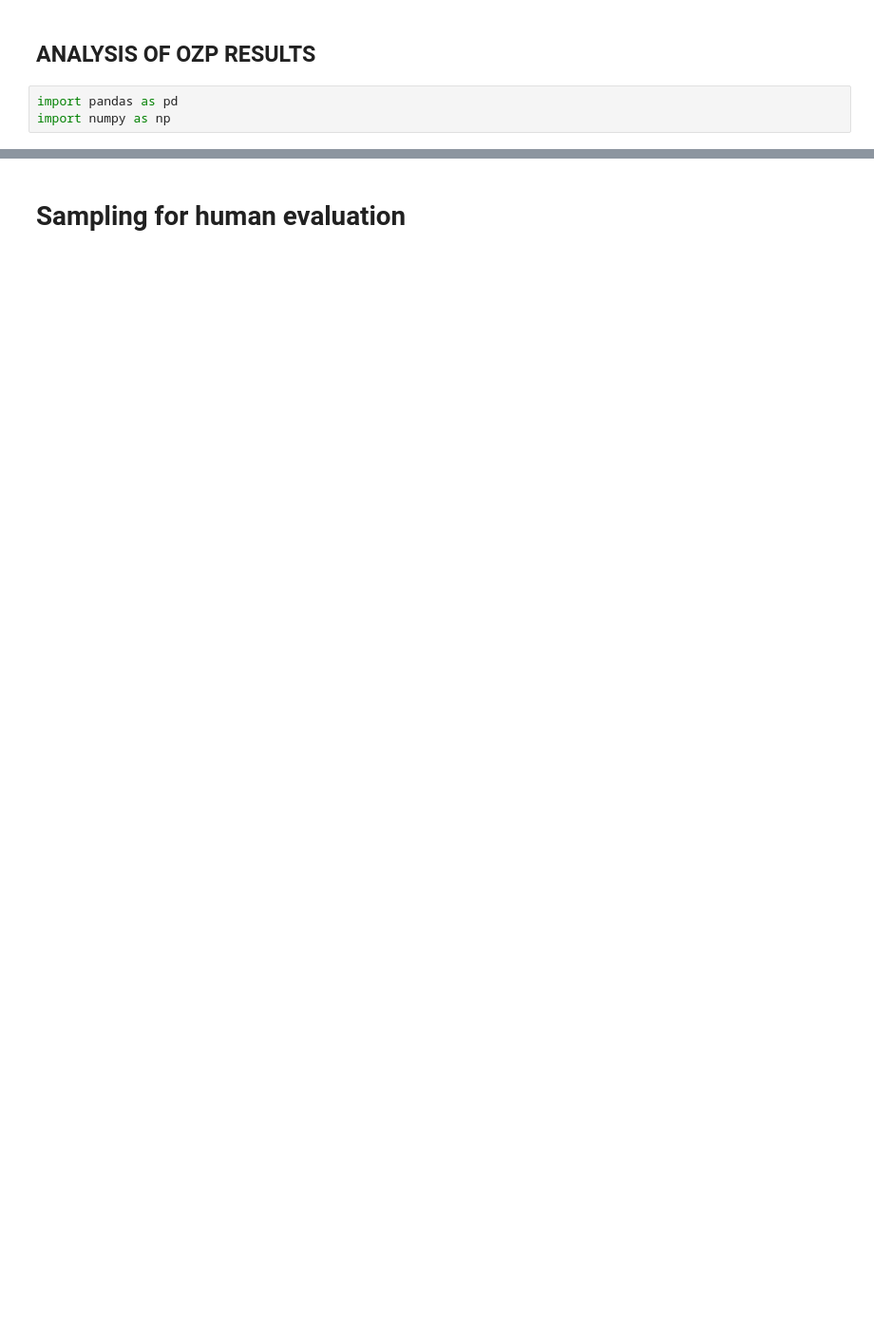
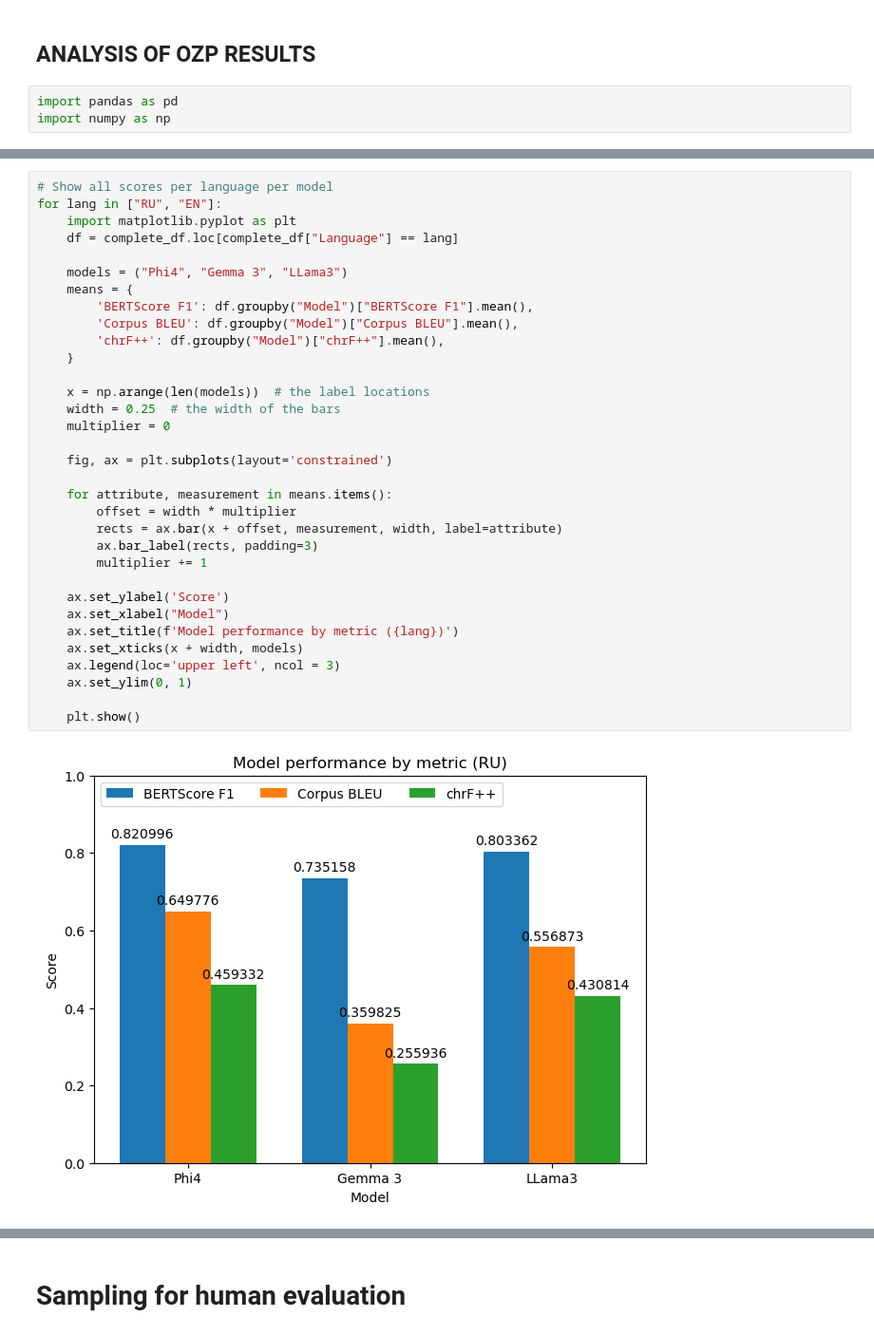
Before and after one commit to danielgg1/OZP, a Jupyter notebook: analysis.ipynb, the cells around one changed output, grey strips where cells are left out. Shown at 95% size. Saved outputs shown, nothing was run; the diff lists cells and outputs as text; blank space fills up the shorter version.

```diff
--- a/analysis.ipynb
+++ b/analysis.ipynb
@@ -21,0 +50,35 @@ alldfs = {
+# %%
+# Show all scores per language per model
+for lang in ["RU", "EN"]:
+    import matplotlib.pyplot as plt
+    df = complete_df.loc[complete_df["Language"] == lang]
+
+    models = ("Phi4", "Gemma 3", "LLama3")
+    means = {
+        'BERTScore F1': df.groupby("Model")["BERTScore F1"].mean(),
+        'Corpus BLEU': df.groupby("Model")["Corpus BLEU"].mean(),
+        'chrF++': df.groupby("Model")["chrF++"].mean(),
+    }
+
+    x = np.arange(len(models))  # the label locations
+    width = 0.25  # the width of the bars
+    multiplier = 0
+
+    fig, ax = plt.subplots(layout='constrained')
+
+    for attribute, measurement in means.items():
+        offset = width * multiplier
+        rects = ax.bar(x + offset, measurement, width, label=attribute)
+        ax.bar_label(rects, padding=3)
+        multiplier += 1
+
+    ax.set_ylabel('Score')
+    ax.set_xlabel("Model")
+    ax.set_title(f'Model performance by metric ({lang})')
+    ax.set_xticks(x + width, models)
+    ax.legend(loc='upper left', ncol = 3)
+    ax.set_ylim(0, 1)
+
+    plt.show()
+# %% [output]
+[figure, added]
```
Also changed, not shown: parts of 8 cells of this notebook, 11 other files.
